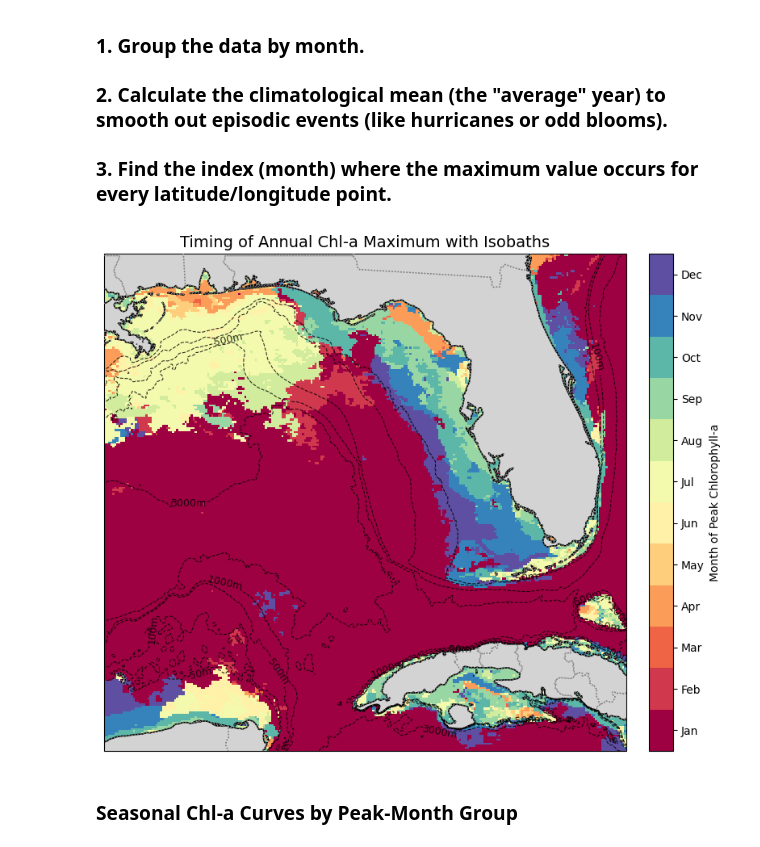
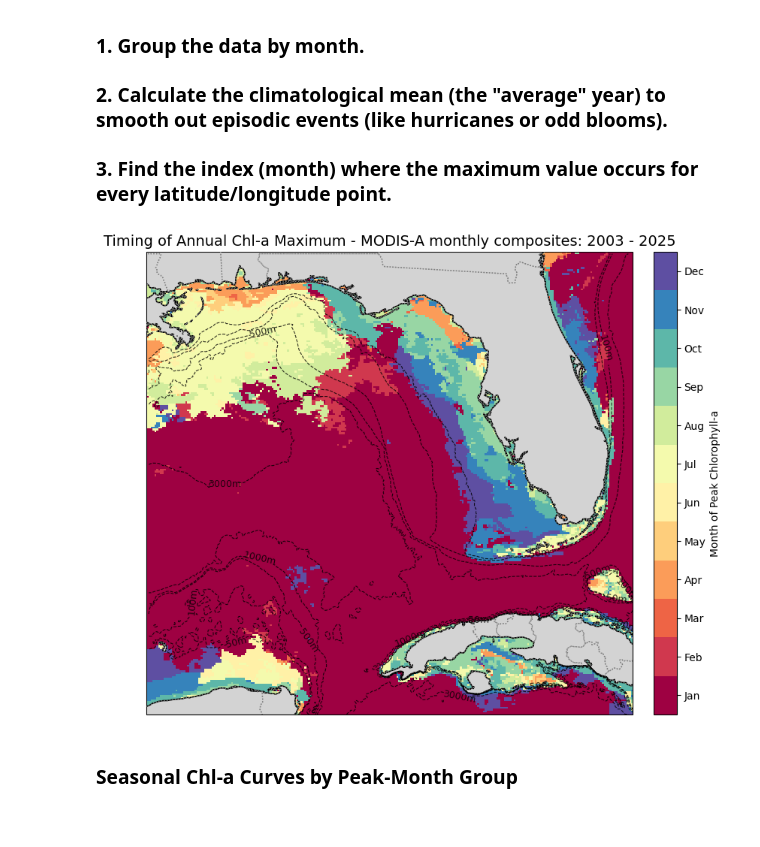
Before and after one commit to eqmh/plankton_imaging, a Jupyter notebook: satellite_data/chla_minmax-1.ipynb, the cells around one changed output. Cells and saved outputs as stored; diff of their text form; code cells hidden in the pictures.

```diff
--- a/satellite_data/chla_minmax-1.ipynb
+++ b/satellite_data/chla_minmax-1.ipynb
@@ -167,35 +167,35 @@ cmap = plt.get_cmap('Spectral', 12)
 im = ax.pcolormesh(ds.longitude, ds.latitude, peak_month,
                    transform=ccrs.PlateCarree(),
                    cmap=cmap, vmin=0.5, vmax=12.5, zorder=1)
 
 # --- 5. Add Bathymetry Contours (If download succeeded) ---
 if os.path.exists(topo_filename):
     topo_ds = xr.open_dataset(topo_filename)
     # ETOPO uses 'latitude'/'longitude' names
     # Ensure levels match ocean depths (negative)
     levels = [-5000, -3000, -1000, -500, -100, -50]
 
     contours = ax.contour(topo_ds.longitude, topo_ds.latitude, topo_ds.altitude,
                            levels=levels, colors='black',
                            linewidths=0.8, alpha=0.8,
                            transform=ccrs.PlateCarree(), zorder=4)
 
     plt.clabel(contours, inline=True, fontsize=9, fmt={lev: f'{int(abs(lev))}m' for lev in levels})
 
 # --- 6. Add Geographic Features ---
 ax.add_feature(cfeature.LAND, facecolor='lightgray', zorder=2)
 ax.add_feature(cfeature.COASTLINE, linewidth=1.2, zorder=3)
 ax.add_feature(cfeature.STATES, linestyle=':', edgecolor='gray', zorder=3)
 
 # --- 7. Formatting ---
 cbar = plt.colorbar(im, ax=ax, orientation='vertical', pad=0.03, ticks=range(1, 13))
 cbar.set_ticklabels(['Jan', 'Feb', 'Mar', 'Apr', 'May', 'Jun', 'Jul', 'Aug', 'Sep', 'Oct', 'Nov', 'Dec'])
 cbar.set_label('Month of Peak Chlorophyll-a')
 
-plt.title('Timing of Annual Chl-a Maximum with Isobaths', fontsize=14)
+plt.title('Timing of Annual Chl-a Maximum - MODIS-A monthly composites: 2003 - 2025', fontsize=14)
 plt.show()
 # %% [output]
-[figure, old version]
+[figure, new version]
 # %% [markdown]
 ### Seasonal Chl-a Curves by Peak-Month Group
 # %%
```
Also changed, not shown: parts of 3 cells of this notebook.
